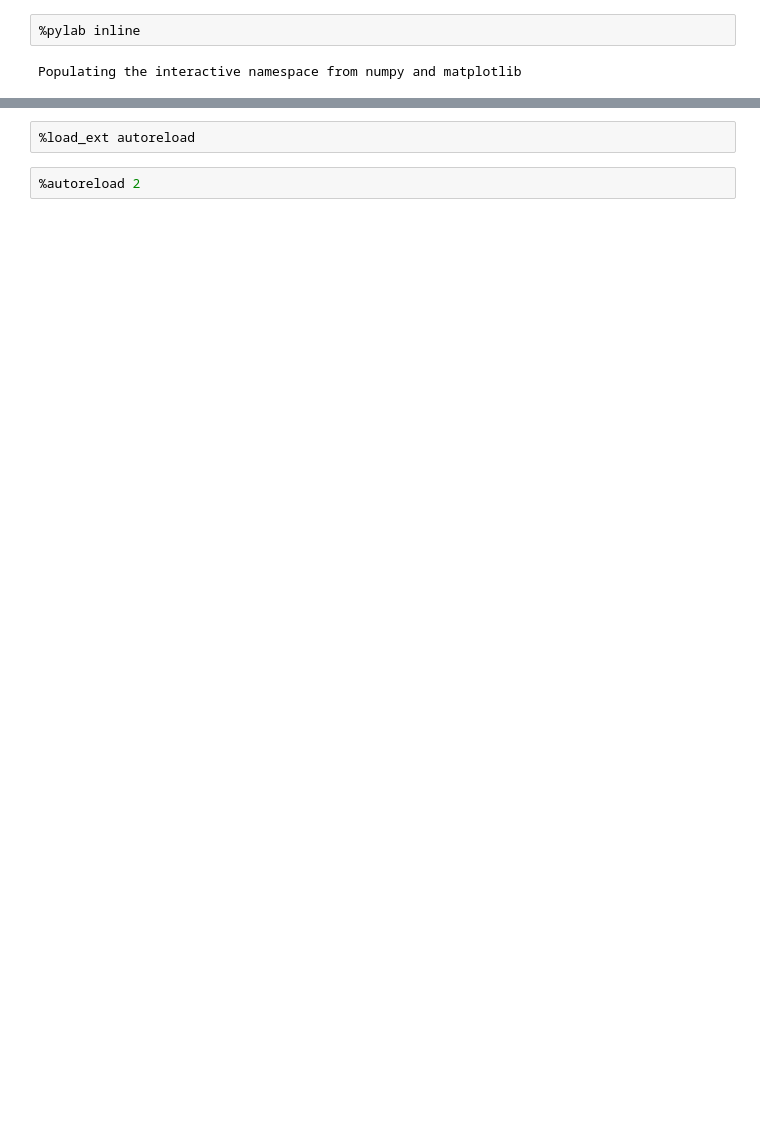
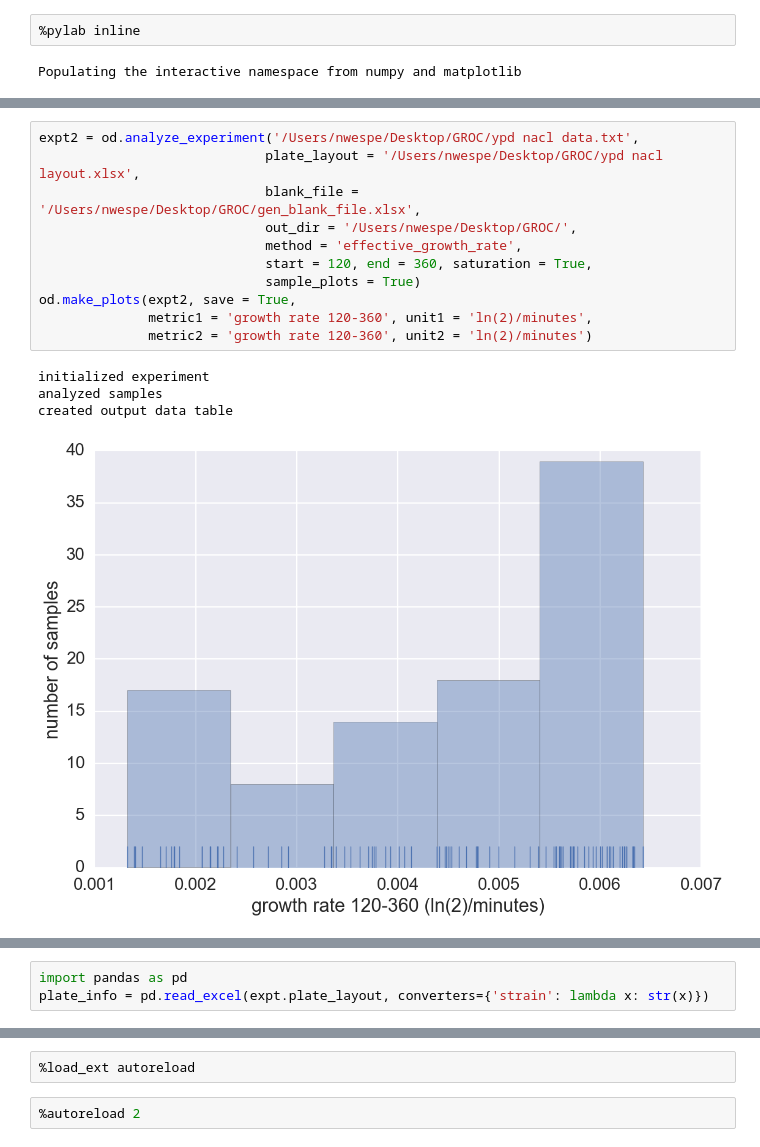
Before and after one commit to sriramsrikant/OD_growth_finder, a Jupyter notebook: analyze_gc_expts.ipynb, the cells around one changed output, grey strips where cells are left out. Cells and saved outputs as stored; diff of their text form; blank space fills up the shorter version.

```diff
--- a/analyze_gc_expts.ipynb
+++ b/analyze_gc_expts.ipynb
@@ -4,0 +22,16 @@ Populating the interactive namespace from numpy and matplotlib
+# %%
+expt2 = od.analyze_experiment('/Users/nwespe/Desktop/GROC/ypd nacl data.txt',
+                             plate_layout = '/Users/nwespe/Desktop/GROC/ypd nacl layout.xlsx',
+                             blank_file = '/Users/nwespe/Desktop/GROC/gen_blank_file.xlsx',
+                             out_dir = '/Users/nwespe/Desktop/GROC/',
+                             method = 'effective_growth_rate',
+                             start = 120, end = 360, saturation = True,
+                             sample_plots = True)
+od.make_plots(expt2, save = True,
+              metric1 = 'growth rate 120-360', unit1 = 'ln(2)/minutes',
+              metric2 = 'growth rate 120-360', unit2 = 'ln(2)/minutes')
+# %% [output]
+initialized experiment
+analyzed samples
+created output data table
+[figure, added]
@@ -4,0 +39,3 @@ Populating the interactive namespace from numpy and matplotlib
+# %%
+import pandas as pd
+plate_info = pd.read_excel(expt.plate_layout, converters={'strain': lambda x: str(x)})
```
Also changed, not shown: parts of 83 cells of this notebook, 7 other files.
